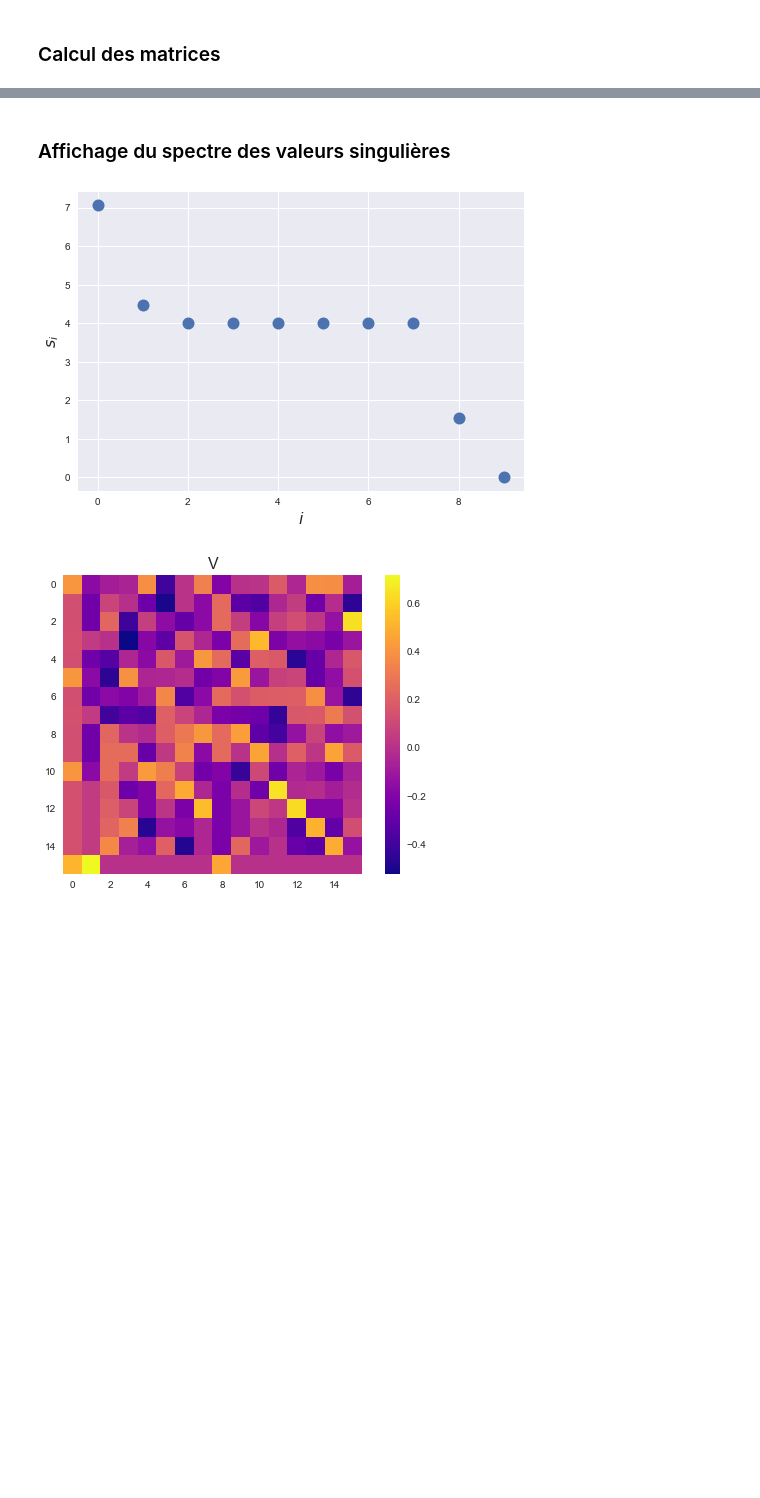
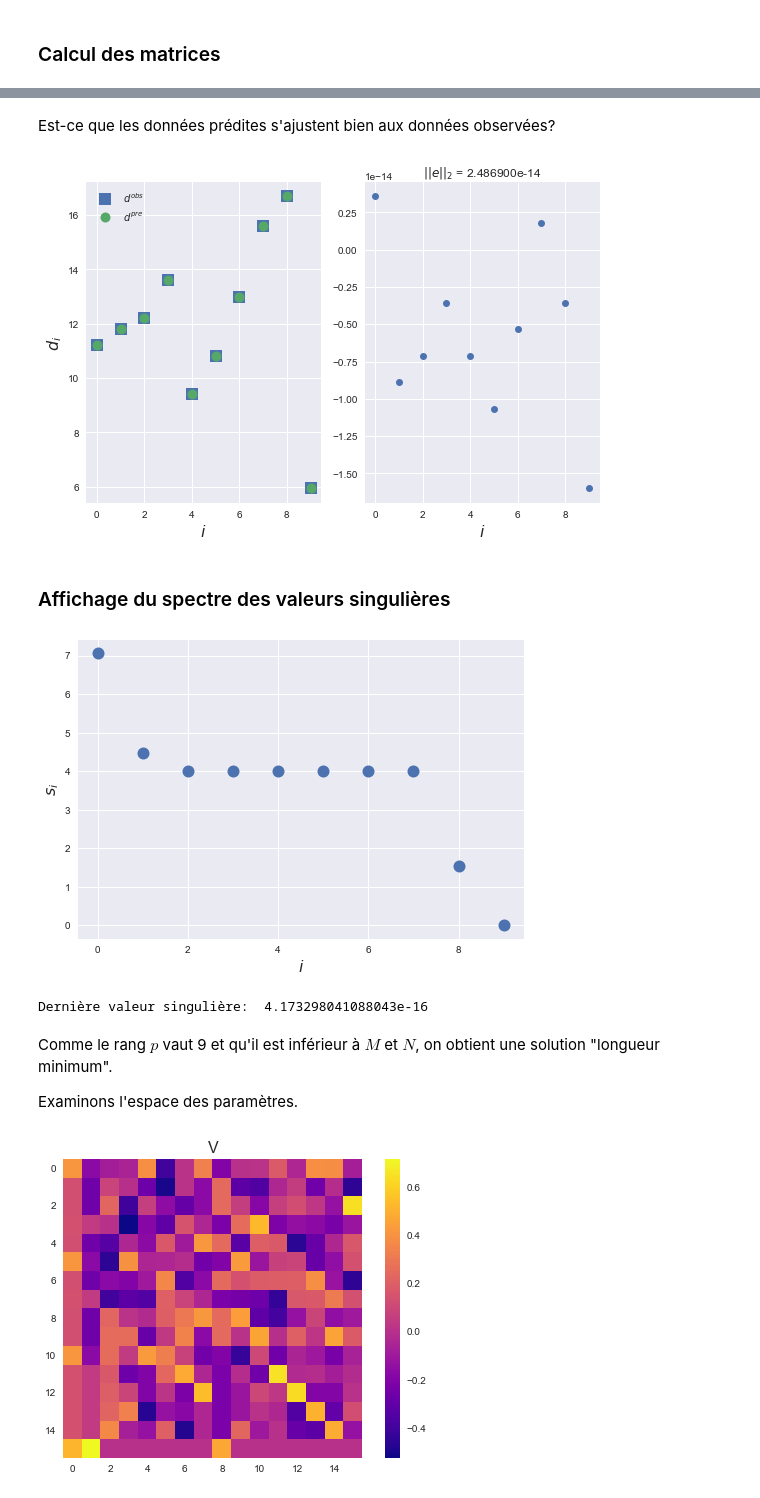
Before and after one commit to bernard-giroux/geo1302, a Jupyter notebook: inv_svd_resolution.ipynb, the cells around one changed output, grey strips where cells are left out. Cells and saved outputs as stored; diff of their text form; code cells hidden in the pictures; blank space fills up the shorter version.

```diff
--- a/inv_svd_resolution.ipynb
+++ b/inv_svd_resolution.ipynb
@@ -134,12 +157,37 @@ Rd = Up @ Up.T
+# %% [markdown]
+Est-ce que les données prédites s'ajustent bien aux données observées?
+# %%
+plt.subplot(121)
+plt.plot(dobs, 's', markersize=12, label='$d^{obs}$')
+plt.plot(dpre, 'o', markersize=10, label='$d^{pre}$')
+plt.legend()
+plt.ylabel('$d_i$', fontsize=16)
+plt.xlabel('$i$', fontsize=16)
+
+plt.subplot(122)
+plt.plot(dobs-dpre, 'o')
+plt.title('$\||e\||_2$ = {0:e}'.format(np.linalg.norm(dobs-dpre)))
+plt.xlabel('$i$', fontsize=16)
+plt.tight_layout()
+plt.show()
+# %% [output]
+[figure, added]
 # %% [markdown]
 ### Affichage du spectre des valeurs singulières
 # %%
-plt.plot(s, 'o', MarkerSize=12)
-plt.ylabel('$s_i$', Fontsize=16)
-plt.xlabel('$i$', Fontsize=16)
+plt.plot(s, 'o', markersize=12)
+plt.ylabel('$s_i$', fontsize=16)
+plt.xlabel('$i$', fontsize=16)
 plt.show()
+
+print('Dernière valeur singulière: ', s[-1])
 # %% [output]
 [figure]
+Dernière valeur singulière:  4.173298041088043e-16
+# %% [markdown]
+Comme le rang $p$ vaut 9 et qu'il est inférieur à $M$ et $N$, on obtient une solution "longueur minimum".
+
+Examinons l'espace des paramètres.
 # %%
 plt.imshow(V, cmap='plasma')
 plt.grid()
```
Also changed, not shown: parts of 26 cells of this notebook, 1 other file.
